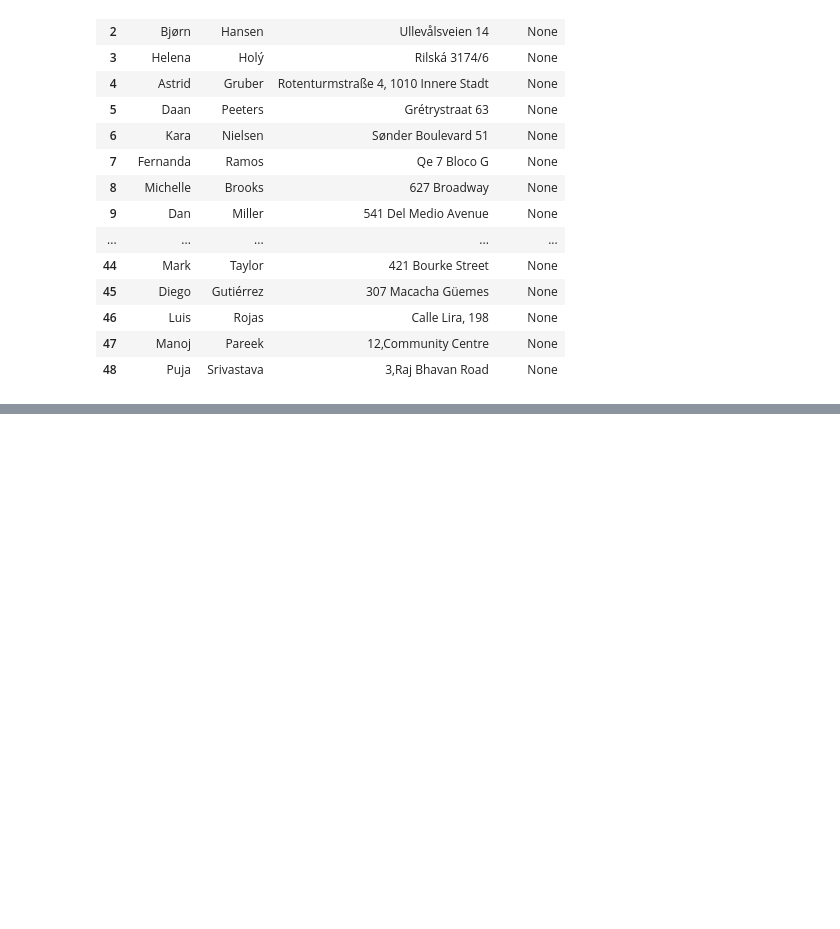
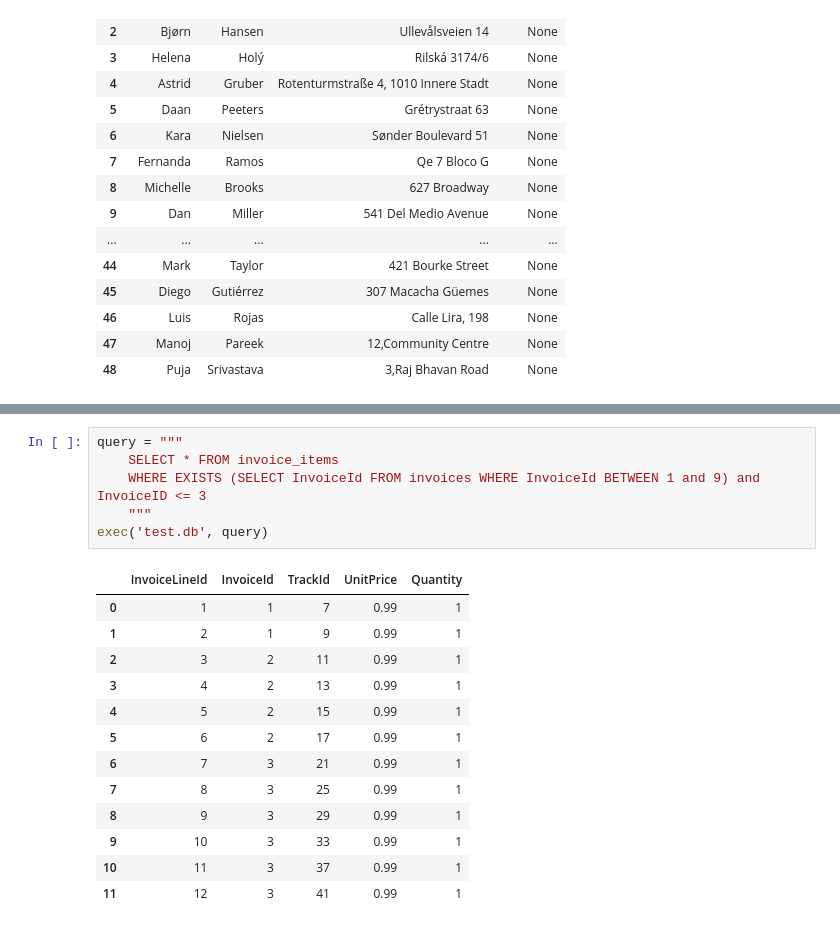
Before and after one commit to softeerbootcamp4th/data_engineering_course_materials, a Jupyter notebook: missions/W1/W1M2.ipynb, the cells around one changed output, grey strips where cells are left out. Drawn from its saved outputs; the diff is of its cells as text; blank space fills up the shorter version.

```diff
--- a/missions/W1/W1M2.ipynb
+++ b/missions/W1/W1M2.ipynb
@@ -758,0 +982,20 @@ exec('test.db', query)
+# %%
+query = """
+    SELECT * FROM invoice_items
+    WHERE EXISTS (SELECT InvoiceId FROM invoices WHERE InvoiceId BETWEEN 1 and 9) and InvoiceID <= 3
+    """
+exec('test.db', query)
+# %% [output]
+|  | InvoiceLineId | InvoiceId | TrackId | UnitPrice | Quantity |
+| 0 | 1 | 1 | 7 | 0.99 | 1 |
+| 1 | 2 | 1 | 9 | 0.99 | 1 |
+| 2 | 3 | 2 | 11 | 0.99 | 1 |
+| 3 | 4 | 2 | 13 | 0.99 | 1 |
+| 4 | 5 | 2 | 15 | 0.99 | 1 |
+| 5 | 6 | 2 | 17 | 0.99 | 1 |
+| 6 | 7 | 3 | 21 | 0.99 | 1 |
+| 7 | 8 | 3 | 25 | 0.99 | 1 |
+| 8 | 9 | 3 | 29 | 0.99 | 1 |
+| 9 | 10 | 3 | 33 | 0.99 | 1 |
+| 10 | 11 | 3 | 37 | 0.99 | 1 |
+| 11 | 12 | 3 | 41 | 0.99 | 1 |
```
Also changed, not shown: parts of 34 cells of this notebook.
